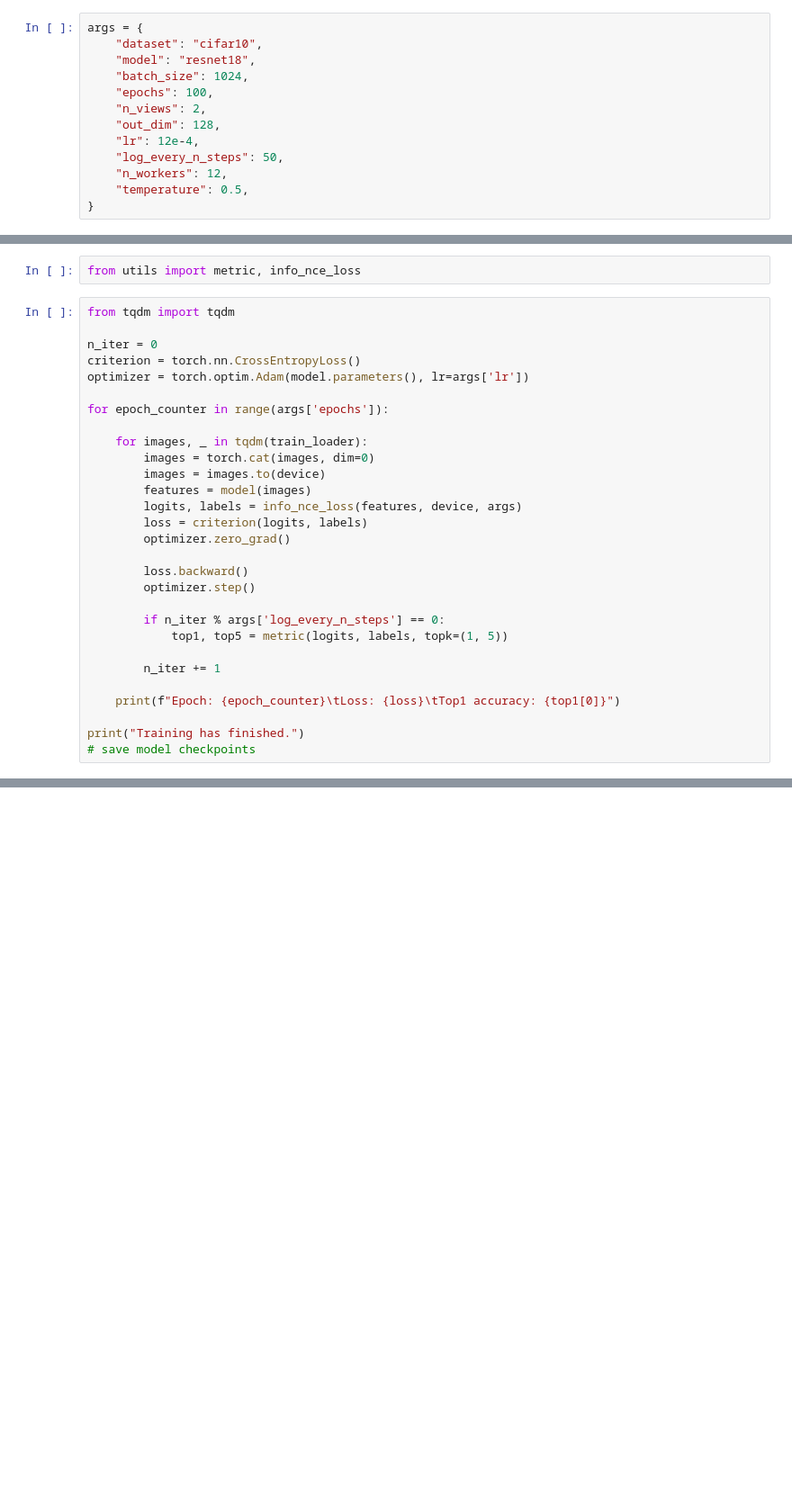
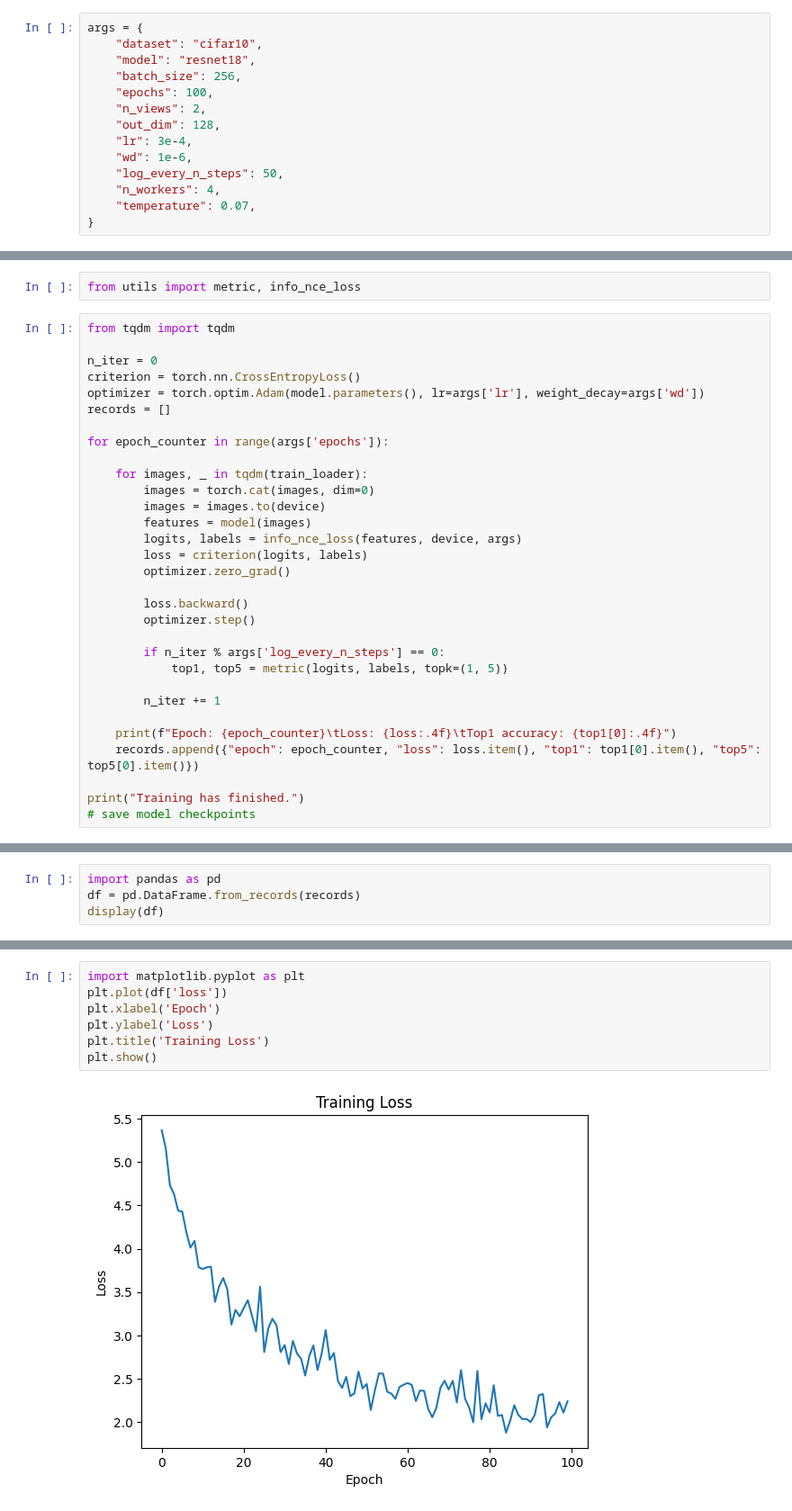
Before and after one commit to levscaut/ece1508, a Jupyter notebook: project.ipynb, the cells around one changed output, grey strips where cells are left out. Shown: that part at 90% size. Saved outputs shown, nothing was run; the diff lists cells and outputs as text; blank space fills up the shorter version.

```diff
--- a/project.ipynb
+++ b/project.ipynb
@@ -18,14 +18,15 @@ device = torch.device("cuda" if torch.cuda.is_available() else "cpu")
 args = {
     "dataset": "cifar10",
     "model": "resnet18",
-    "batch_size": 1024,
+    "batch_size": 256,
     "epochs": 100,
     "n_views": 2,
     "out_dim": 128,
-    "lr": 12e-4,
+    "lr": 3e-4,
+    "wd": 1e-6,
     "log_every_n_steps": 50,
-    "n_workers": 12,
-    "temperature": 0.5,
+    "n_workers": 4,
+    "temperature": 0.07,
 }
 # %% [markdown]
 ## Section 2: Dataset Preparations
@@ -61,7 +64,8 @@ from tqdm import tqdm
 
 n_iter = 0
 criterion = torch.nn.CrossEntropyLoss()
-optimizer = torch.optim.Adam(model.parameters(), lr=args['lr'])
+optimizer = torch.optim.Adam(model.parameters(), lr=args['lr'], weight_decay=args['wd'])
+records = []
 
 for epoch_counter in range(args['epochs']):
 
@@ -81,7 +85,8 @@ for epoch_counter in range(args['epochs']):
 
         n_iter += 1
 
-    print(f"Epoch: {epoch_counter}\tLoss: {loss}\tTop1 accuracy: {top1[0]}")
+    print(f"Epoch: {epoch_counter}\tLoss: {loss:.4f}\tTop1 accuracy: {top1[0]:.4f}")
+    records.append({"epoch": epoch_counter, "loss": loss.item(), "top1": top1[0].item(), "top5": top5[0].item()})
 
 print("Training has finished.")
 # save model checkpoints
@@ -89,0 +107,4 @@ Epoch: 0        Loss: 7.526223182678223 Top1 accuracy: 0.29296875
+# %%
+import pandas as pd
+df = pd.DataFrame.from_records(records)
+display(df)
@@ -89,0 +125,9 @@ Epoch: 0        Loss: 7.526223182678223 Top1 accuracy: 0.29296875
+# %%
+import matplotlib.pyplot as plt
+plt.plot(df['loss'])
+plt.xlabel('Epoch')
+plt.ylabel('Loss')
+plt.title('Training Loss')
+plt.show()
+# %% [output]
+[figure, added]
```
Also changed, not shown: parts of 4 cells of this notebook.
